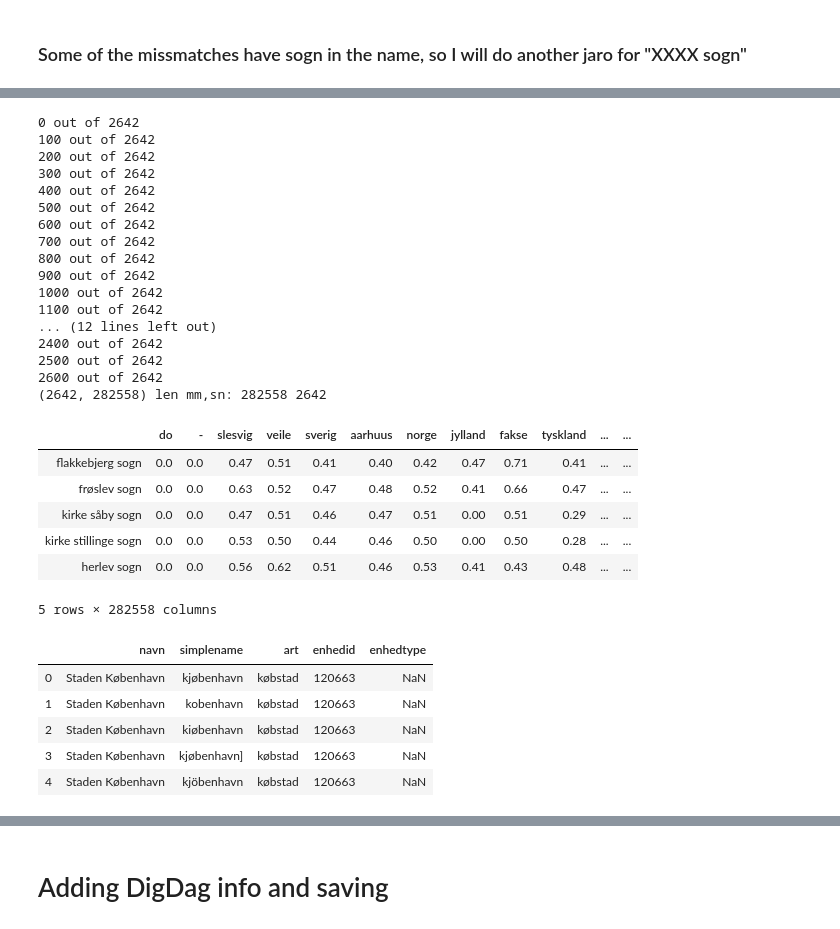
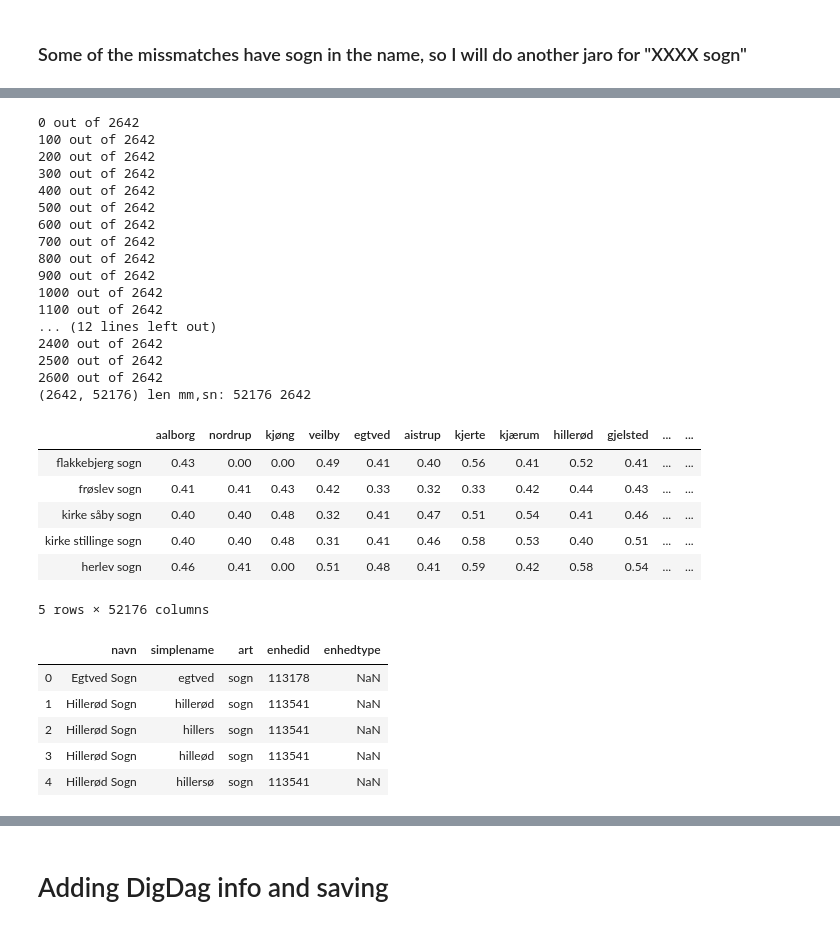
Before and after one commit to link-lives/city-standardization, a Jupyter notebook: birthplace_cleaning.ipynb, the cells around one changed output, grey strips where cells are left out. Cells and saved outputs as stored; diff of their text form; code cells hidden in the pictures.

```diff
--- a/birthplace_cleaning.ipynb
+++ b/birthplace_cleaning.ipynb
@@ -376,13 +363,22 @@ def do_splitting(row):
             else: a = r[i]
 
     #When the comma does not separate
-    if s == a and (a[-4:] != 'sogn' or a[-7:] != 'købstad'):
-        if 'sogn' in a:
-            r = a.split('sogn')
-            return r[0], r[1]
-        elif 'købstad' in a:
-            r = a.split('købstad')
-            return r[0], r[1]
+    if s == a:
+
+        #When sogn is written but not separatos is placed between sogn and amt
+        if(a[-4:] != 'sogn' or a[-7:] != 'købstad'):
+            if 'sogn' in a:
+                r = a.split('sogn')
+                return r[0], r[1]
+            elif 'købstad' in a:
+                r = a.split('købstad')
+                return r[0], r[1]
+
+        #When they write " s " instead of sogn, use it as a sign to separate
+        if ' s ' in s:
+            s = s.split(' s ')
+            a = s[1]
+            s = s[0]
 
     return s, a
 
@@ -545,3 +623,19 @@ del s, agg_counts, diff_counts
 ## Working with the missmatches after jaro
 # %% [markdown]
 ### Some of the missmatches have sogn in the name, so I will do another jaro for "XXXX sogn"
+# %%
+to_split = miss[miss['fødested_data'].apply(lambda x: 'sogn' in x or ' amt' in x or ' by' in x or ' pr ' in x)]
+
+def get_sogn_v2(s):
+
+    #Doing the splitting part
+    for elm in ['sogn', ' by ', ' pr ']:
+        if elm in s:
+            return s.split(elm)[0].rstrip()
+
+    # if there is nothing to split
+    if ' amt' in s:
+        return s.split()[0].rstrip()
+
+to_split[focus_column+'_data'] = to_split[focus_column+'_data'].apply(get_sogn_v2)
+to_split.head()
@@ -556,44 +661,44 @@ def compute_jaro(a, bb, i):
     return i, o
 
 
-mm = miss[focus_column+'_data'].unique()
+mm = to_split[focus_column+'_data'].unique()
 sn = dd[dd.simplename.str[-5:] == ' sogn'].simplename.unique() # Using the short version of dig dag to make it much faster (>x10)
 distance_jaro = np.zeros((len(sn),len(mm)))
 
 
 with multiprocessing.Pool(processes=n_cores) as pool:
     for i , result in pool.starmap(compute_jaro, zip(sn, [mm]*len(sn), range(len(sn)))):
         if i%100 == 0: print(i, 'out of' , len(sn))
         distance_jaro[i,:] = result
 
 
 #Index is the reference names found in digdag the columns the original data
 distance_jaro = pd.DataFrame(data = distance_jaro, columns = mm, index = sn)
 print(distance_jaro.shape, 'len mm,sn:', len(mm), len(sn)) #(26428, 1237)
 del mm, sn
 distance_jaro.head()
 # %% [output]
 0 out of 2642
 100 out of 2642
 200 out of 2642
 300 out of 2642
 400 out of 2642
 500 out of 2642
 600 out of 2642
 700 out of 2642
 800 out of 2642
 900 out of 2642
 1000 out of 2642
 1100 out of 2642
 ... (12 lines left out)
 2400 out of 2642
 2500 out of 2642
 2600 out of 2642
-(2642, 282558) len mm,sn: 282558 2642
+(2642, 52176) len mm,sn: 52176 2642
-|  | do | - | slesvig | veile | sverig | aarhuus | norge | jylland | fakse | tyskland | ... | ... |
-| flakkebjerg sogn | 0.0 | 0.0 | 0.47 | 0.51 | 0.41 | 0.40 | 0.42 | 0.47 | 0.71 | 0.41 | ... | ... |
-| frøslev sogn | 0.0 | 0.0 | 0.63 | 0.52 | 0.47 | 0.48 | 0.52 | 0.41 | 0.66 | 0.47 | ... | ... |
-| kirke såby sogn | 0.0 | 0.0 | 0.47 | 0.51 | 0.46 | 0.47 | 0.51 | 0.00 | 0.51 | 0.29 | ... | ... |
-| kirke stillinge sogn | 0.0 | 0.0 | 0.53 | 0.50 | 0.44 | 0.46 | 0.50 | 0.00 | 0.50 | 0.28 | ... | ... |
-| herlev sogn | 0.0 | 0.0 | 0.56 | 0.62 | 0.51 | 0.46 | 0.53 | 0.41 | 0.43 | 0.48 | ... | ... |
+|  | aalborg | nordrup | kjøng | veilby | egtved | aistrup | kjerte | kjærum | hillerød | gjelsted | ... | ... |
+| flakkebjerg sogn | 0.43 | 0.00 | 0.00 | 0.49 | 0.41 | 0.40 | 0.56 | 0.41 | 0.52 | 0.41 | ... | ... |
+| frøslev sogn | 0.41 | 0.41 | 0.43 | 0.42 | 0.33 | 0.32 | 0.33 | 0.42 | 0.44 | 0.43 | ... | ... |
+| kirke såby sogn | 0.40 | 0.40 | 0.48 | 0.32 | 0.41 | 0.47 | 0.51 | 0.54 | 0.41 | 0.46 | ... | ... |
+| kirke stillinge sogn | 0.40 | 0.40 | 0.48 | 0.31 | 0.41 | 0.46 | 0.58 | 0.53 | 0.40 | 0.51 | ... | ... |
+| herlev sogn | 0.46 | 0.41 | 0.00 | 0.51 | 0.48 | 0.41 | 0.59 | 0.42 | 0.58 | 0.54 | ... | ... |
-5 rows × 282558 columns
+5 rows × 52176 columns
@@ -612,15 +719,15 @@ del b
 dd3 = dfmap.merge(dd2[['navn','simplename', 'art', 'enhedid']].sort_values('art', ascending=False).drop_duplicates('simplename', keep='first'), left_on='potential_match', right_on='simplename')
 dd3['simplename'] = dd3['data_name']
 dd3 = dd3[['navn','enhedid','art','simplename']]
-dd3 = pd.concat([dd2[['navn','simplename', 'art', 'enhedid']], dd], sort=False) #putting together
+dd3 = pd.concat([dd3[['navn','simplename', 'art', 'enhedid']], dd2], sort=False) #putting together
 dd3.head()
 # %% [output]
 |  | navn | simplename | art | enhedid | enhedtype |
-| 0 | Staden København | kjøbenhavn | købstad | 120663 | NaN |
-| 1 | Staden København | kobenhavn | købstad | 120663 | NaN |
-| 2 | Staden København | kiøbenhavn | købstad | 120663 | NaN |
-| 3 | Staden København | kjøbenhavn] | købstad | 120663 | NaN |
-| 4 | Staden København | kjöbenhavn | købstad | 120663 | NaN |
+| 0 | Egtved Sogn | egtved | sogn | 113178 | NaN |
+| 1 | Hillerød Sogn | hillerød | sogn | 113541 | NaN |
+| 2 | Hillerød Sogn | hillers | sogn | 113541 | NaN |
+| 3 | Hillerød Sogn | hilleød | sogn | 113541 | NaN |
+| 4 | Hillerød Sogn | hillersø | sogn | 113541 | NaN |
 # %%
 # Starting again with the merges
 out = out_list.merge(dd3, left_on=focus_column+'_data', right_on='simplename', how='left')
```
Also changed, not shown: parts of 27 cells of this notebook.
